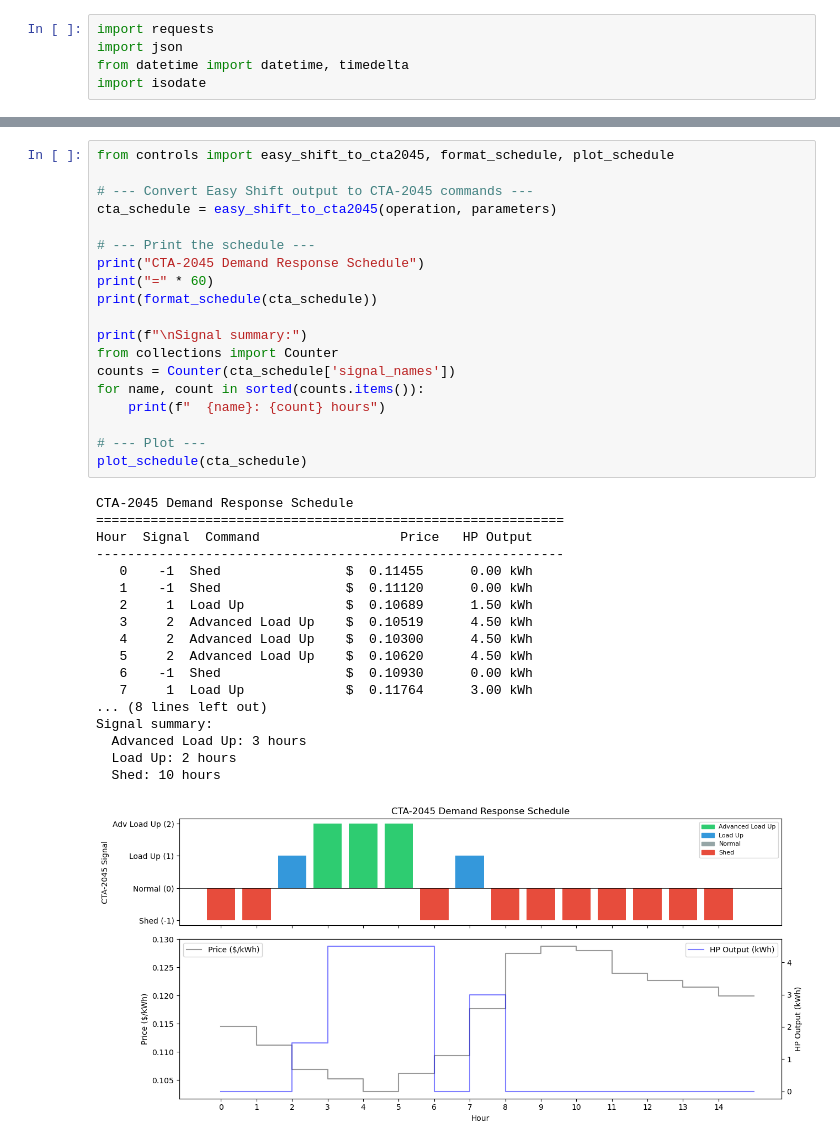
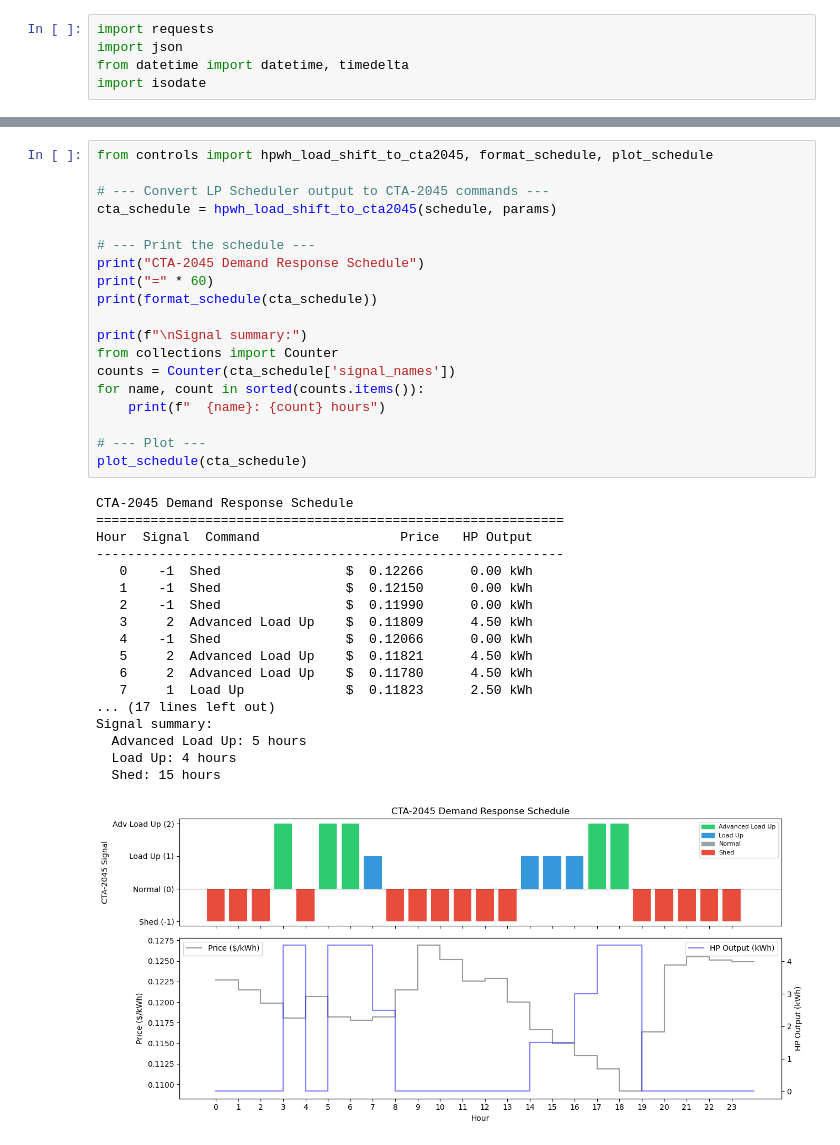
Before and after one commit to anandkp92/annex96-a3-hotwater, a Jupyter notebook: quickstart-openleadr.ipynb, the cells around one changed output, grey strips where cells are left out. Cells and saved outputs as stored; diff of their text form.

Commit message:
adding new controls and updating figures

```diff
--- a/quickstart-openleadr.ipynb
+++ b/quickstart-openleadr.ipynb
@@ -393,38 +393,38 @@ The mapping is based on the heat pump output level relative to its maximum capac
 # %%
-from controls import easy_shift_to_cta2045, format_schedule, plot_schedule
+from controls import hpwh_load_shift_to_cta2045, format_schedule, plot_schedule
 
-# --- Convert Easy Shift output to CTA-2045 commands ---
-cta_schedule = easy_shift_to_cta2045(operation, parameters)
+# --- Convert LP Scheduler output to CTA-2045 commands ---
+cta_schedule = hpwh_load_shift_to_cta2045(schedule, params)
 
 # --- Print the schedule ---
 print("CTA-2045 Demand Response Schedule")
 print("=" * 60)
 print(format_schedule(cta_schedule))
 
 print(f"\nSignal summary:")
 from collections import Counter
 counts = Counter(cta_schedule['signal_names'])
 for name, count in sorted(counts.items()):
     print(f"  {name}: {count} hours")
 
 # --- Plot ---
 plot_schedule(cta_schedule)
 # %% [output]
 CTA-2045 Demand Response Schedule
 ============================================================
 Hour  Signal  Command                  Price   HP Output
 ------------------------------------------------------------
-   0    -1  Shed                $  0.11455      0.00 kWh
-   1    -1  Shed                $  0.11120      0.00 kWh
-   2     1  Load Up             $  0.10689      1.50 kWh
-   3     2  Advanced Load Up    $  0.10519      4.50 kWh
-   4     2  Advanced Load Up    $  0.10300      4.50 kWh
-   5     2  Advanced Load Up    $  0.10620      4.50 kWh
-   6    -1  Shed                $  0.10930      0.00 kWh
-   7     1  Load Up             $  0.11764      3.00 kWh
-... (8 lines left out)
+   0    -1  Shed                $  0.12266      0.00 kWh
+   1    -1  Shed                $  0.12150      0.00 kWh
+   2    -1  Shed                $  0.11990      0.00 kWh
+   3     2  Advanced Load Up    $  0.11809      4.50 kWh
+   4    -1  Shed                $  0.12066      0.00 kWh
+   5     2  Advanced Load Up    $  0.11821      4.50 kWh
+   6     2  Advanced Load Up    $  0.11780      4.50 kWh
+   7     1  Load Up             $  0.11823      2.50 kWh
+... (17 lines left out)
 Signal summary:
-  Advanced Load Up: 3 hours
-  Load Up: 2 hours
-  Shed: 10 hours
+  Advanced Load Up: 5 hours
+  Load Up: 4 hours
+  Shed: 15 hours
-[figure, old version]
+[figure, new version]
```
Also changed, not shown: parts of 13 cells of this notebook, 27 other files.
